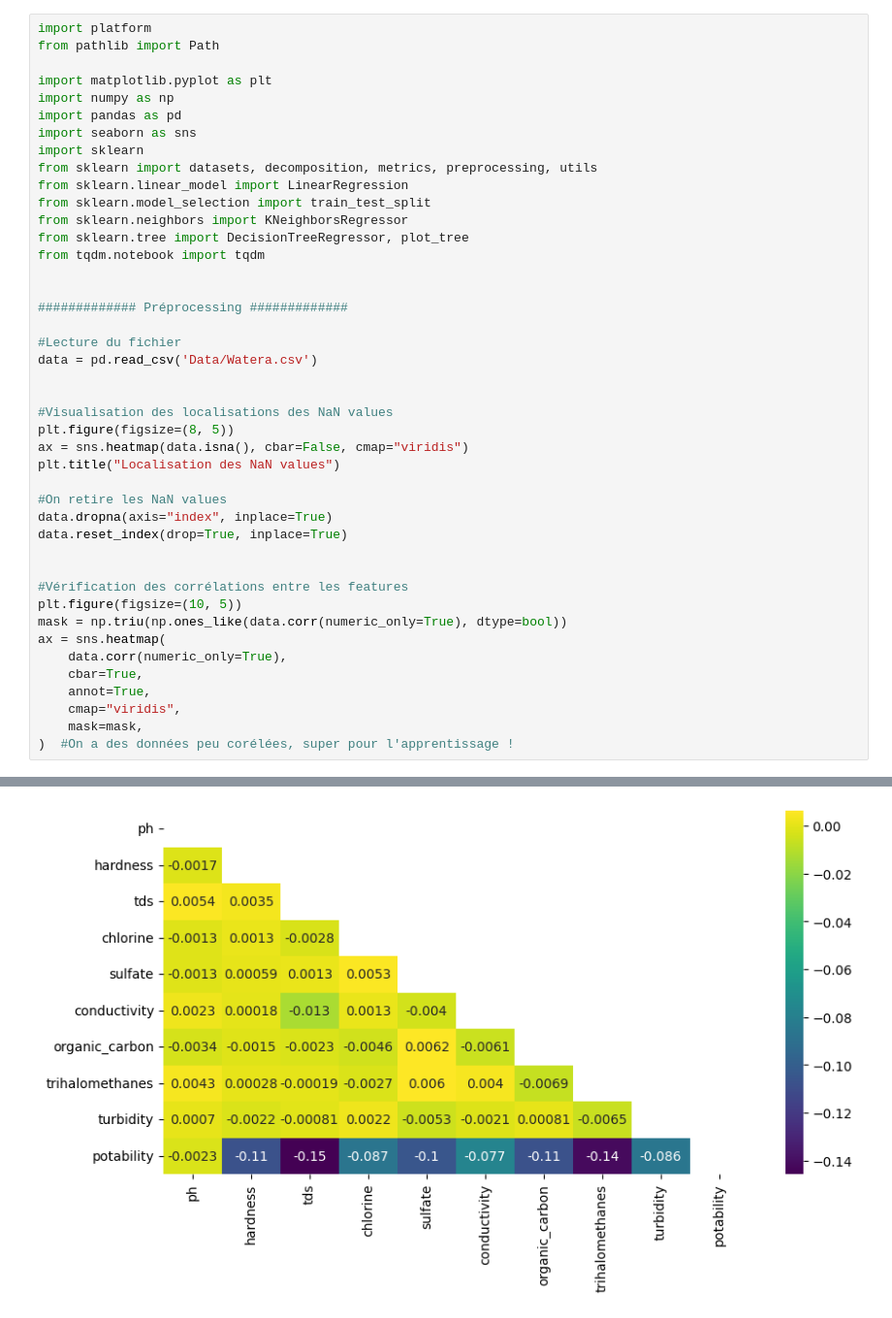
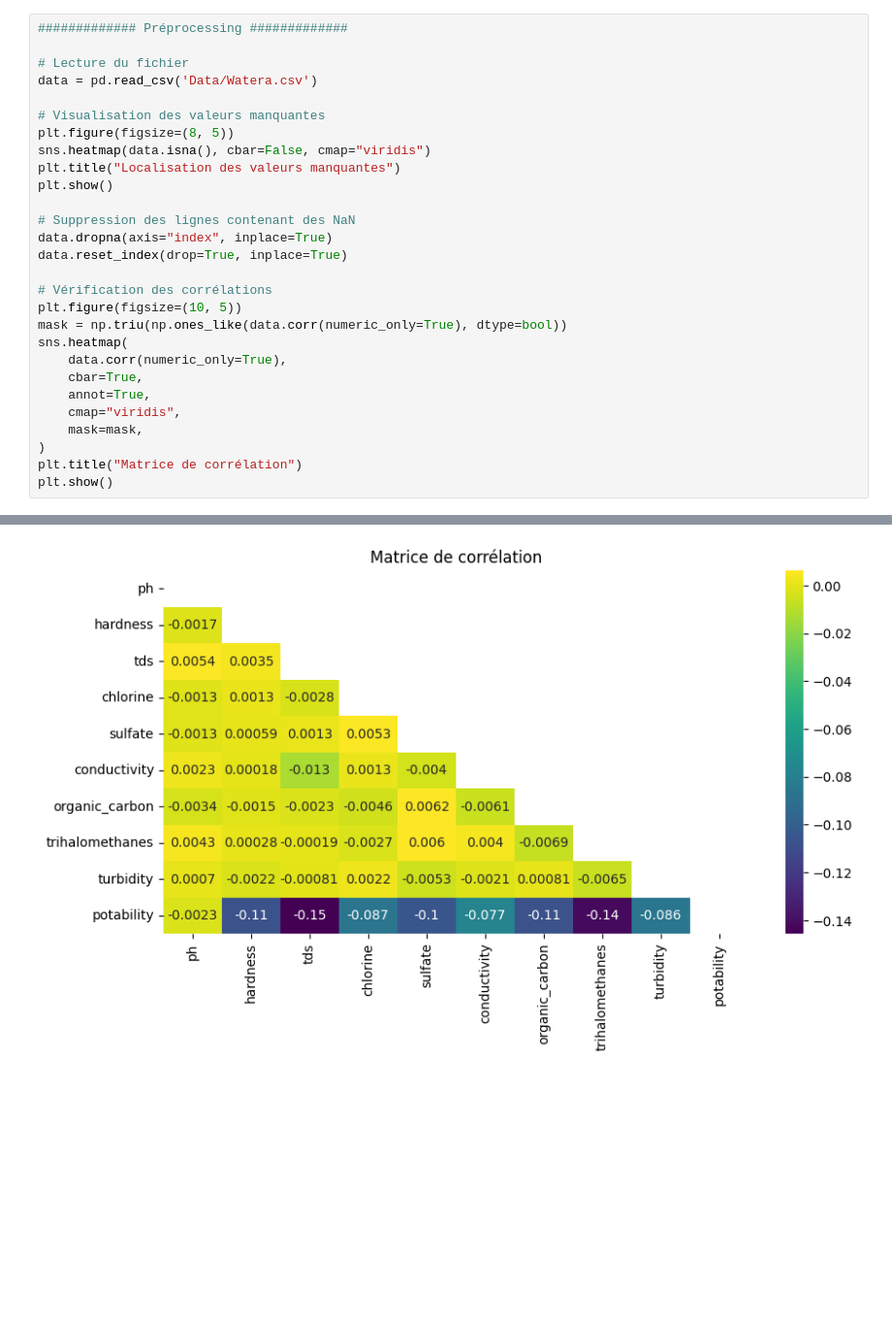
Before and after one commit to manonb42/water-potability, a Jupyter notebook: Code.ipynb, the cells around one changed output, grey strips where cells are left out. Shown at 97% size. Saved outputs shown, nothing was run; the diff lists cells and outputs as text; blank space fills up the shorter version.

```diff
--- a/Code.ipynb
+++ b/Code.ipynb
@@ -1,44 +28,29 @@
 # %%
-import platform
-from pathlib import Path
-
-import matplotlib.pyplot as plt
-import numpy as np
-import pandas as pd
-import seaborn as sns
-import sklearn
-from sklearn import datasets, decomposition, metrics, preprocessing, utils
-from sklearn.linear_model import LinearRegression
-from sklearn.model_selection import train_test_split
-from sklearn.neighbors import KNeighborsRegressor
-from sklearn.tree import DecisionTreeRegressor, plot_tree
-from tqdm.notebook import tqdm
-
-
 ############# Préprocessing #############
 
-#Lecture du fichier
+# Lecture du fichier
 data = pd.read_csv('Data/Watera.csv')
 
+# Visualisation des valeurs manquantes
+plt.figure(figsize=(8, 5))
+sns.heatmap(data.isna(), cbar=False, cmap="viridis")
+plt.title("Localisation des valeurs manquantes")
+plt.show()
 
-#Visualisation des localisations des NaN values
-plt.figure(figsize=(8, 5))
-ax = sns.heatmap(data.isna(), cbar=False, cmap="viridis")
-plt.title("Localisation des NaN values")
-
-#On retire les NaN values
+# Suppression des lignes contenant des NaN
 data.dropna(axis="index", inplace=True)
 data.reset_index(drop=True, inplace=True)
 
-
-#Vérification des corrélations entre les features
+# Vérification des corrélations
 plt.figure(figsize=(10, 5))
 mask = np.triu(np.ones_like(data.corr(numeric_only=True), dtype=bool))
-ax = sns.heatmap(
+sns.heatmap(
     data.corr(numeric_only=True),
     cbar=True,
     annot=True,
     cmap="viridis",
     mask=mask,
-)  #On a des données peu corélées, super pour l'apprentissage !
+)
+plt.title("Matrice de corrélation")
+plt.show()
 # %% [output]
@@ -46 +58 @@ ax = sns.heatmap(
-[figure, old version]
+[figure, new version]
```
Also changed, not shown: parts of 8 cells of this notebook.
